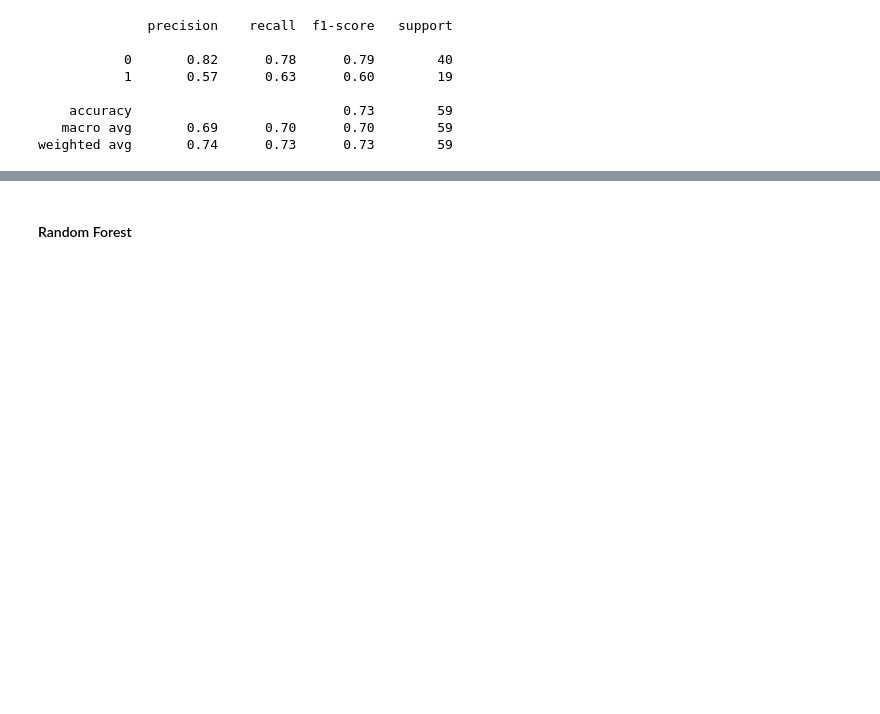
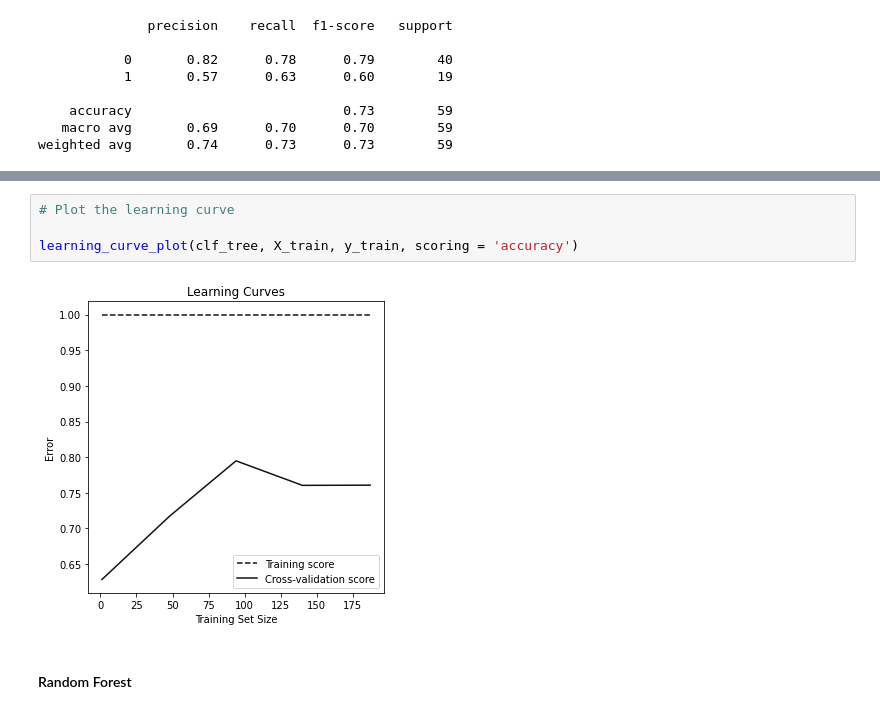
Before and after one commit to shaq31415926/ip302, a Jupyter notebook: notebooks/09-sh-ip302-heart-disease-prediction.ipynb, the cells around one changed output, grey strips where cells are left out. Saved outputs shown, nothing was run; the diff lists cells and outputs as text; blank space fills up the shorter version.

```diff
--- a/notebooks/09-sh-ip302-heart-disease-prediction.ipynb
+++ b/notebooks/09-sh-ip302-heart-disease-prediction.ipynb
@@ -330,3 +331,9 @@ feature_importance_plot(clf_tree, X_train, n = 5)
+# %%
+# Plot the learning curve
+
+learning_curve_plot(clf_tree, X_train, y_train, scoring = 'accuracy')
+# %% [output]
+[figure, added]
 # %% [markdown]
 #### Random Forest
 # %%
```
Also changed, not shown: parts of 16 cells of this notebook, 1 other file.
